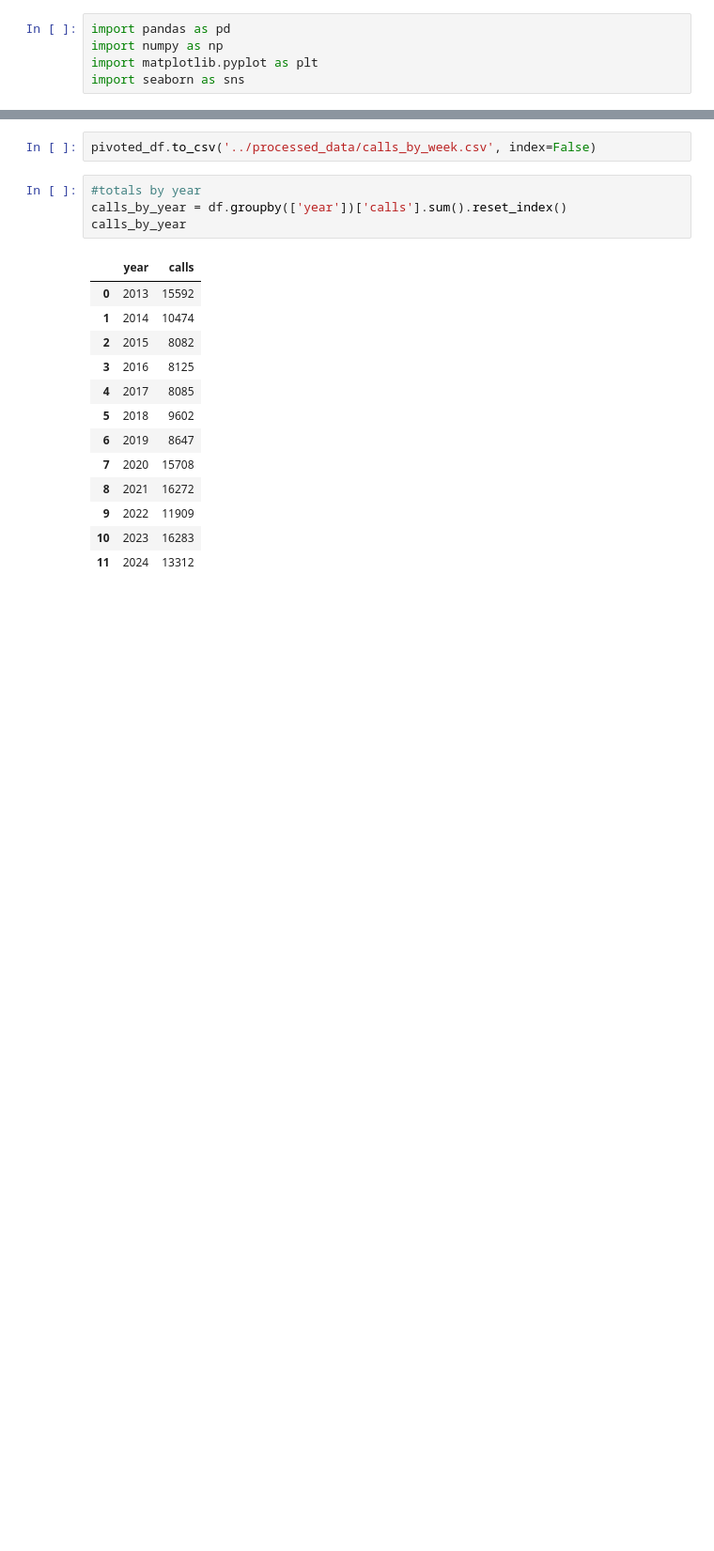
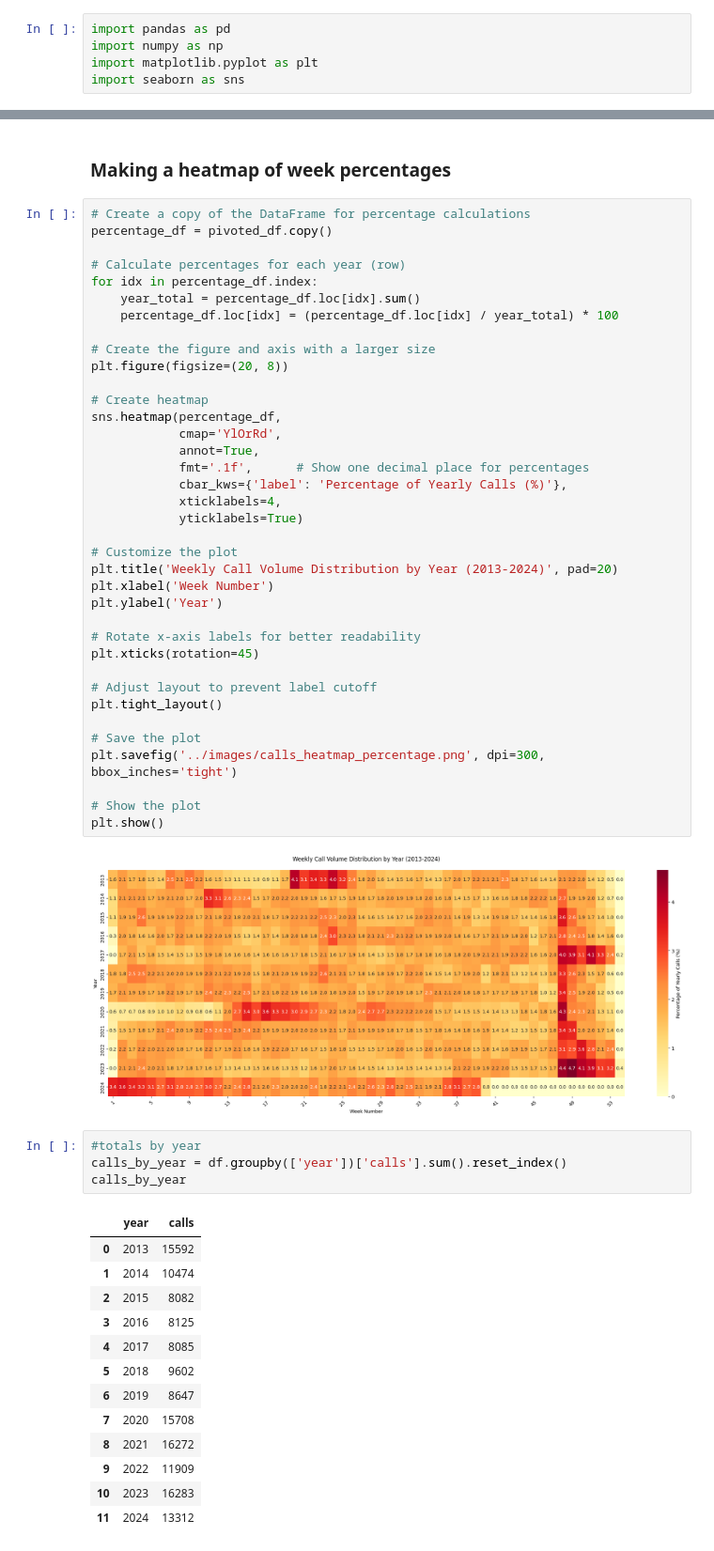
Before and after one commit to marcodallastella/chiamate-1522, a Jupyter notebook: notebooks/3_analysis.ipynb, the cells around one changed output, grey strips where cells are left out. Shown: that part at 94% size. Drawn from its saved outputs; the diff is of its cells as text; blank space fills up the shorter version.

```diff
--- a/notebooks/3_analysis.ipynb
+++ b/notebooks/3_analysis.ipynb
@@ -36,8 +36,47 @@ pivoted_df
 | 10 | 2023 | 0 | 341 | 350 | 383 | 331 | 340 | 286 | 274 | 289 | ... | ... |
 | 11 | 2024 | 454 | 473 | 446 | 434 | 412 | 360 | 416 | 373 | 373 | ... | ... |
 12 rows × 55 columns
-# %%
-pivoted_df.to_csv('../processed_data/calls_by_week.csv', index=False)
+# %% [markdown]
+### Making a heatmap of week percentages
+# %%
+# Create a copy of the DataFrame for percentage calculations
+percentage_df = pivoted_df.copy()
+
+# Calculate percentages for each year (row)
+for idx in percentage_df.index:
+    year_total = percentage_df.loc[idx].sum()
+    percentage_df.loc[idx] = (percentage_df.loc[idx] / year_total) * 100
+
+# Create the figure and axis with a larger size
+plt.figure(figsize=(20, 8))
+
+# Create heatmap
+sns.heatmap(percentage_df,
+            cmap='YlOrRd',
+            annot=True,
+            fmt='.1f',      # Show one decimal place for percentages
+            cbar_kws={'label': 'Percentage of Yearly Calls (%)'},
+            xticklabels=4,
+            yticklabels=True)
+
+# Customize the plot
+plt.title('Weekly Call Volume Distribution by Year (2013-2024)', pad=20)
+plt.xlabel('Week Number')
+plt.ylabel('Year')
+
+# Rotate x-axis labels for better readability
+plt.xticks(rotation=45)
+
+# Adjust layout to prevent label cutoff
+plt.tight_layout()
+
+# Save the plot
+plt.savefig('../images/calls_heatmap_percentage.png', dpi=300, bbox_inches='tight')
+
+# Show the plot
+plt.show()
+# %% [output]
+[figure, added]
 # %%
 #totals by year
 calls_by_year = df.groupby(['year'])['calls'].sum().reset_index()
```
Also changed, not shown: parts of 3 cells of this notebook, 1 other file.
